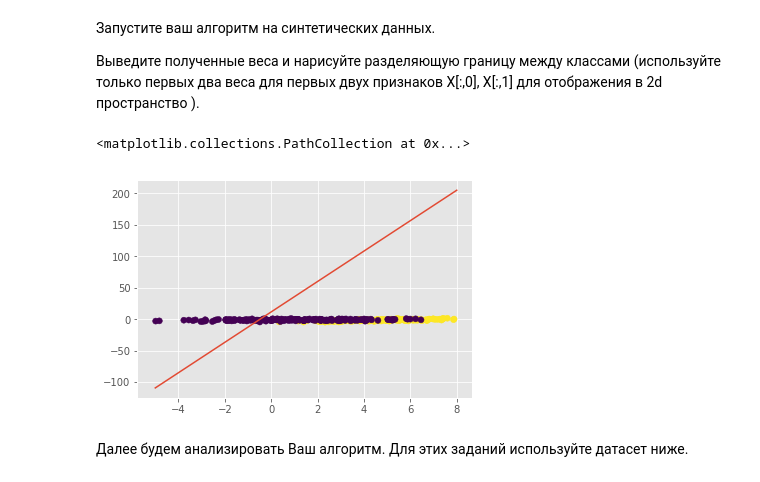
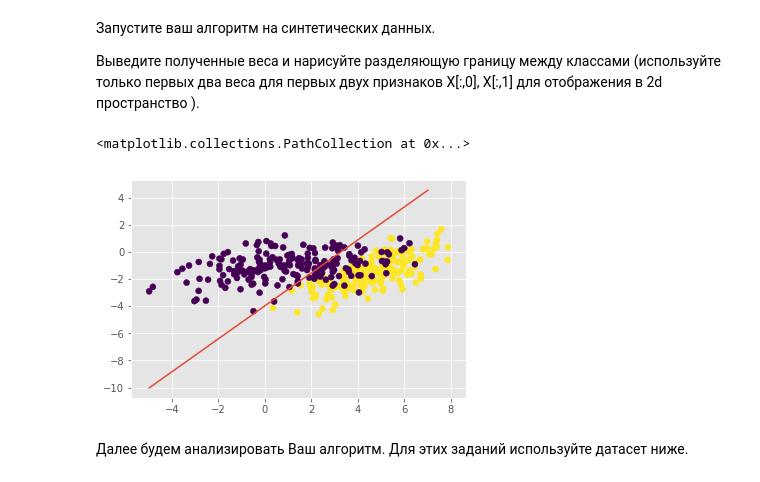
Before and after one commit to lePossum/TechSphere, a Jupyter notebook: ML/3/babakov_hw3.ipynb, the cells around one changed output. Cells and saved outputs as stored; diff of their text form; code cells hidden in the pictures.

```diff
--- a/ML/3/babakov_hw3.ipynb
+++ b/ML/3/babakov_hw3.ipynb
@@ -394,28 +394,29 @@ class MySGDClassifier(BaseEstimator, ClassifierMixin):
 
 Выведите полученные веса и нарисуйте разделяющую границу между классами (используйте только первых два веса для первых двух признаков X[:,0], X[:,1] для отображения в 2d пространство ).
 # %%
-def plot_decision_boundary(clf):
-    spc = np.linspace(-5, 8)
-    plt.plot(spc, -(clf.weights[0] + spc * clf.weights[1]) / clf.weights[2])
+def plot_decision_boundary(clf, Y):
+    X = np.arange(Y[:,0].min(), Y[:,0].max())
+    y = - (clf.weights[0] + clf.weights[1] * X) / clf.weights[2]
+    plt.plot(X, y)
 # %%
 np.random.seed(0)
 
 C1 = np.array([[0., -0.8], [1.5, 0.8]])
 C2 = np.array([[1., -0.7], [2., 0.7]])
 gauss1 = np.dot(np.random.randn(200, 2) + np.array([5, 3]), C1)
 gauss2 = np.dot(np.random.randn(200, 2) + np.array([1.5, 0]), C2)
 
 X = np.vstack([gauss1, gauss2])
 y = np.r_[np.ones(200), np.zeros(200)]
 
-my_clf = MySGDClassifier(batch_generator, C=646) # стандартное значение C=1 даёт плохой результат
+my_clf = MySGDClassifier(batch_generator, alpha=0.1, C=1000)
 my_clf.fit(X, y)
-plot_decision_boundary(my_clf)
+plot_decision_boundary(my_clf, X)
 
 plt.scatter(X[:,0], X[:,1], c=y)
 # %% [output]
 <matplotlib.collections.PathCollection at 0x...>
-[figure, old version]
+[figure, new version]
 # %% [markdown]
 Далее будем анализировать Ваш алгоритм.
 Для этих заданий используйте датасет ниже.
```
Also changed, not shown: parts of 1 cell of this notebook.
